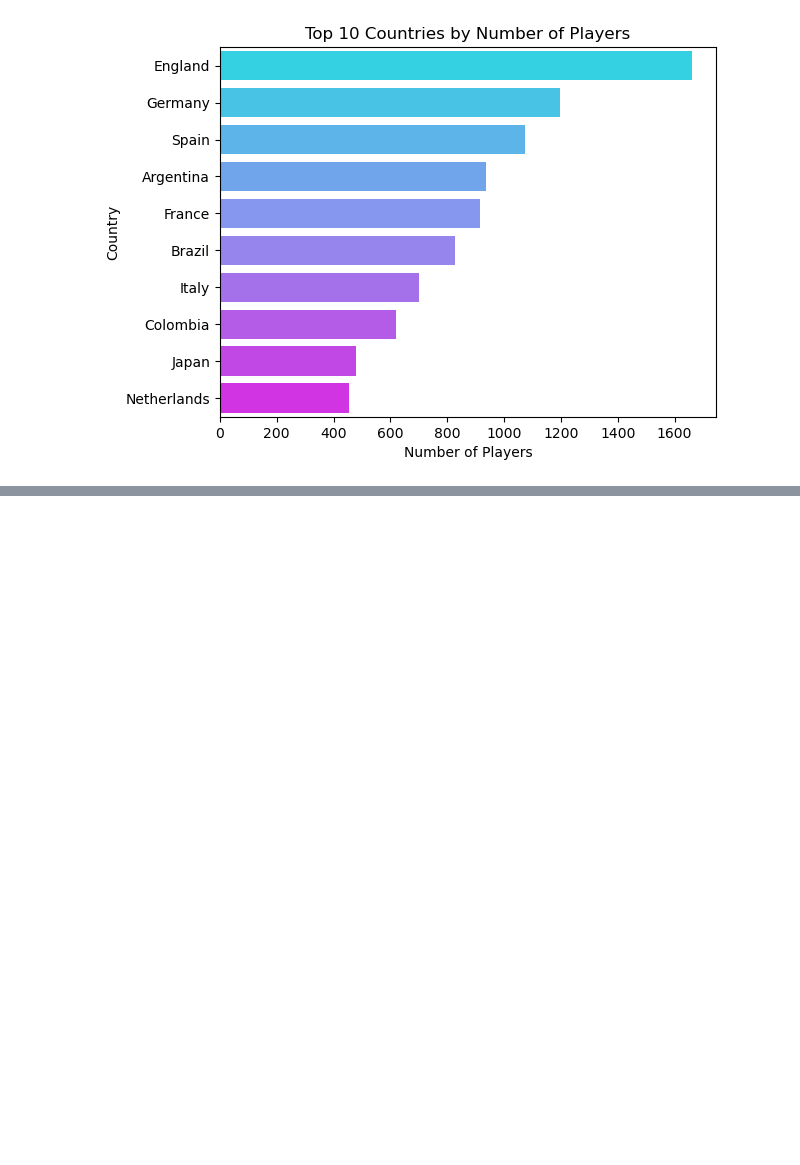
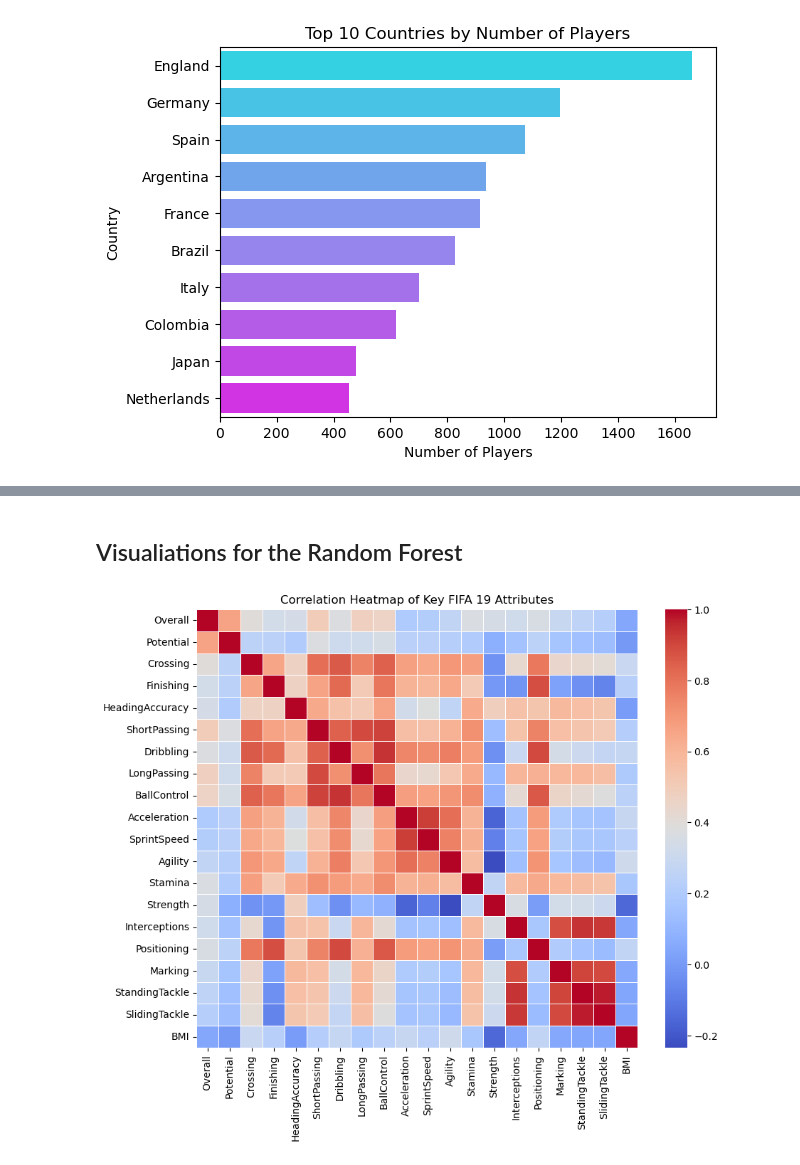
Before and after one commit to SheisAddiee/NLP_Lab_Group7, a Jupyter notebook: notebooks/K-Means with confusion matrix.ipynb, the cells around one changed output, grey strips where cells are left out. Saved outputs shown, nothing was run; the diff lists cells and outputs as text; code cells hidden in the pictures; blank space fills up the shorter version.

```diff
--- a/notebooks/K-Means with confusion matrix.ipynb
+++ b/notebooks/K-Means with confusion matrix.ipynb
@@ -335,0 +370,25 @@ plt.show()
+# %%
+# Filling missing numeric values with the column mean
+numeric_cols = df_cleaned.select_dtypes(include='number').columns
+df_cleaned[numeric_cols] = df_cleaned[numeric_cols].fillna(df_cleaned[numeric_cols].mean())
+
+# Filling missing categorical values with the most common entry
+categorical_cols = df_cleaned.select_dtypes(include='object').columns
+df_cleaned[categorical_cols] = df_cleaned[categorical_cols].fillna(df_cleaned[categorical_cols].mode().iloc[0])
+# %%
+def simplify_role(pos):
+    if pos in ['CB', 'LB', 'RB', 'LCB', 'RCB', 'LWB', 'RWB']:
+        return 'Defender'
+    elif pos in ['CM', 'CDM', 'CAM', 'LM', 'RM', 'LDM', 'RDM', 'LCM', 'RCM']:
+        return 'Midfielder'
+    else:
+        return 'Attacker'
+
+df_cleaned['Simplified_Role'] = df_cleaned['Position'].apply(simplify_role)
+# %%
+features = [
+    'Overall', 'Potential', 'Crossing', 'Finishing', 'HeadingAccuracy',
+    'ShortPassing', 'Dribbling', 'LongPassing', 'BallControl',
+    'Acceleration', 'SprintSpeed', 'Agility', 'Stamina', 'Strength',
+    'Interceptions', 'Positioning', 'Marking', 'StandingTackle', 'SlidingTackle'
+]
@@ -335,0 +397,4 @@ plt.show()
+# %%
+df_cleaned['Height_cm'] = df['Height'].str.extract(r'(\d+)').astype(float) * 2.54  # convert from feet/inches
+df_cleaned['Weight_kg'] = df['Weight'].str.replace('lbs', '').astype(float) * 0.453592
+df_cleaned['BMI'] = df_cleaned['Weight_kg'] / (df_cleaned['Height_cm']/100)**2
@@ -335,0 +449,14 @@ plt.show()
+# %% [markdown]
+## Visualiations for the Random Forest
+# %%
+plt.figure(figsize=(10,8))
+sns.heatmap(
+    df_cleaned[features + ['BMI']].corr(),
+    cmap='coolwarm',
+    annot=False,
+    linewidths=0.5
+)
+plt.title('Correlation Heatmap of Key FIFA 19 Attributes')
+plt.show()
+# %% [output]
+[figure, added]
```
Also changed, not shown: parts of 26 cells of this notebook, 1 other file.
